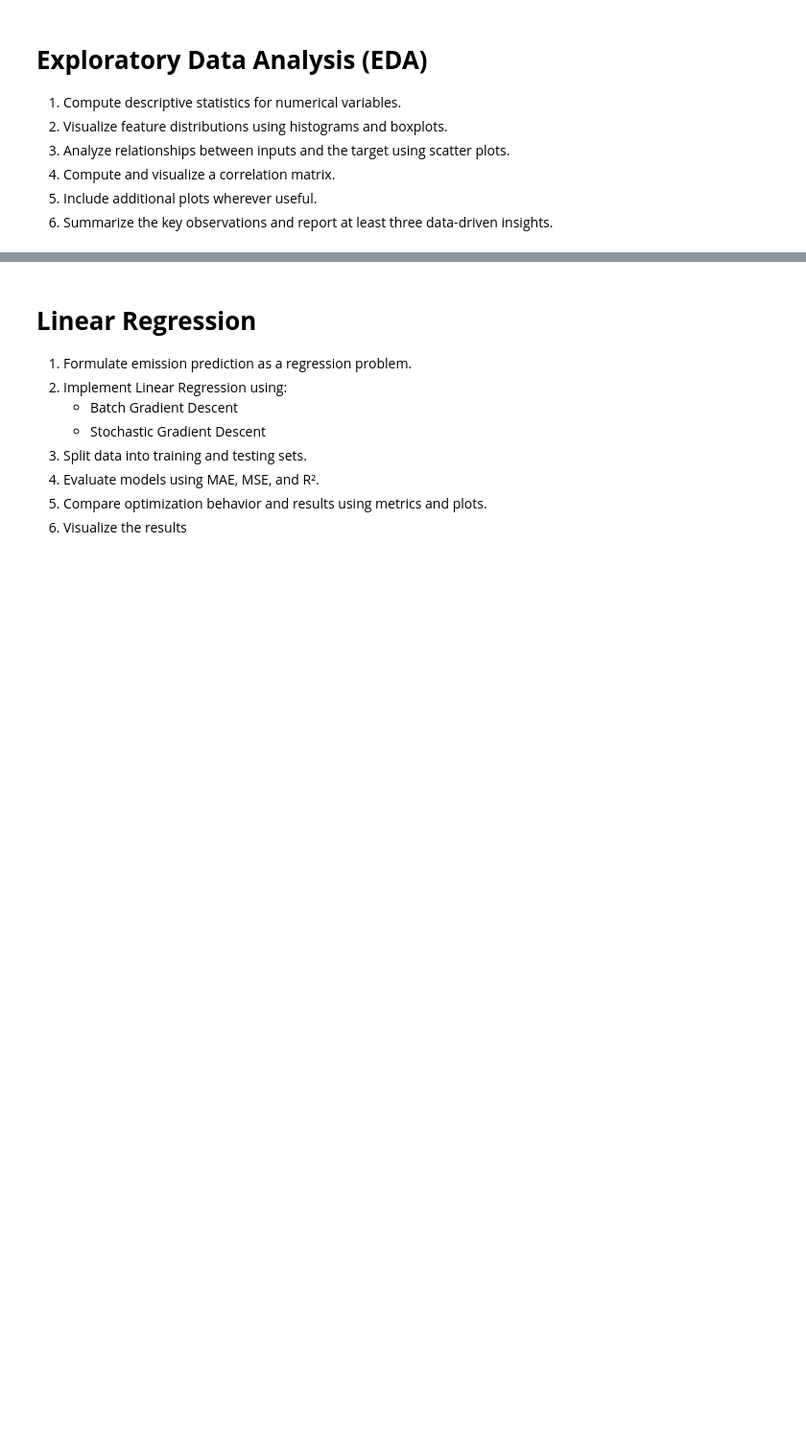
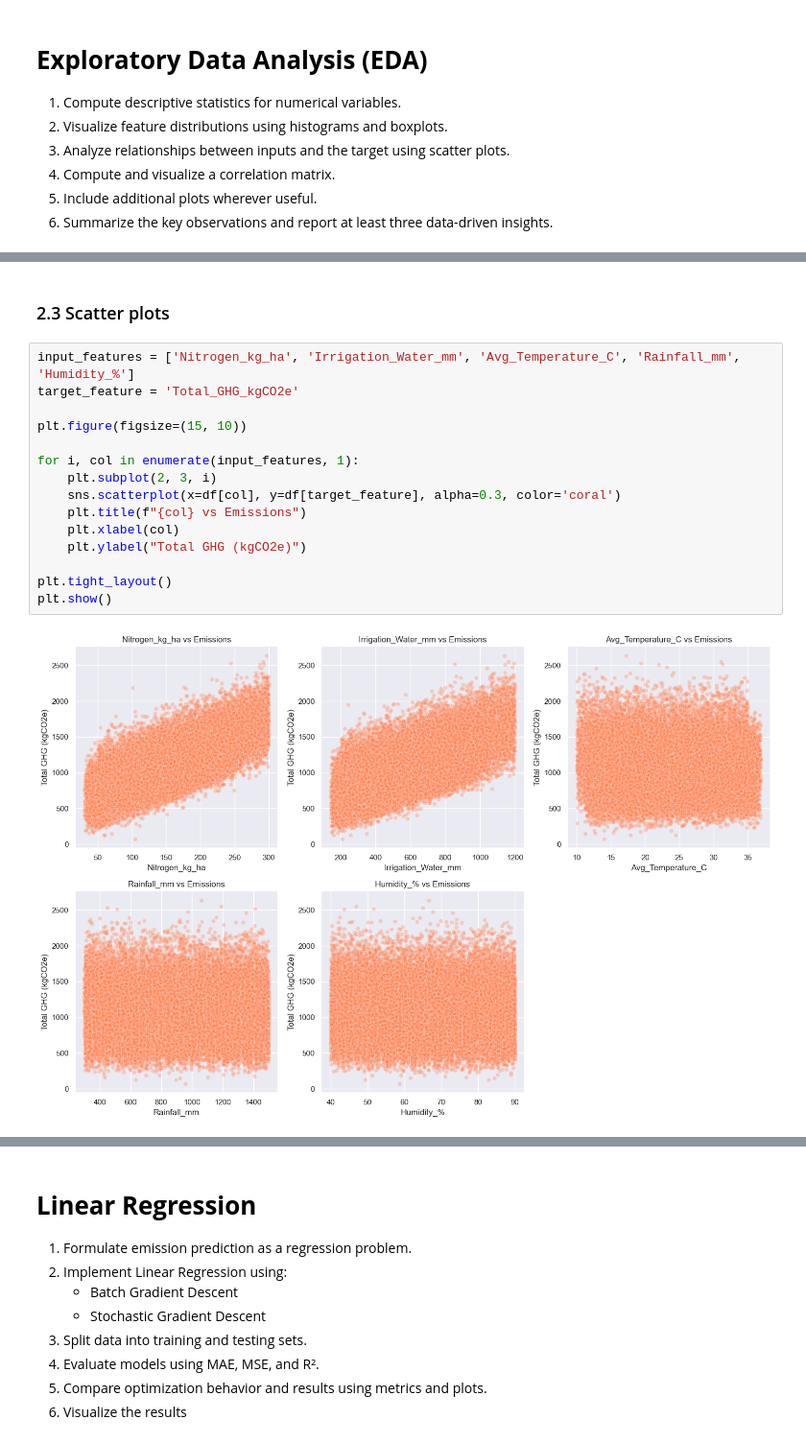
Before and after one commit to GallantGargoyle/ML_Assign1, a Jupyter notebook: ML_Assignment1.ipynb, the cells around one changed output, grey strips where cells are left out. Shown at 96% size. Drawn from its saved outputs; the diff is of its cells as text; blank space fills up the shorter version.

```diff
--- a/ML_Assignment1.ipynb
+++ b/ML_Assignment1.ipynb
@@ -62,0 +189,19 @@ import seaborn as sns
+# %% [markdown]
+### 2.3 Scatter plots
+# %%
+input_features = ['Nitrogen_kg_ha', 'Irrigation_Water_mm', 'Avg_Temperature_C', 'Rainfall_mm', 'Humidity_%']
+target_feature = 'Total_GHG_kgCO2e'
+
+plt.figure(figsize=(15, 10))
+
+for i, col in enumerate(input_features, 1):
+    plt.subplot(2, 3, i)
+    sns.scatterplot(x=df[col], y=df[target_feature], alpha=0.3, color='coral')
+    plt.title(f"{col} vs Emissions")
+    plt.xlabel(col)
+    plt.ylabel("Total GHG (kgCO2e)")
+
+plt.tight_layout()
+plt.show()
+# %% [output]
+[figure, added]
```
Also changed, not shown: parts of 8 cells of this notebook.
